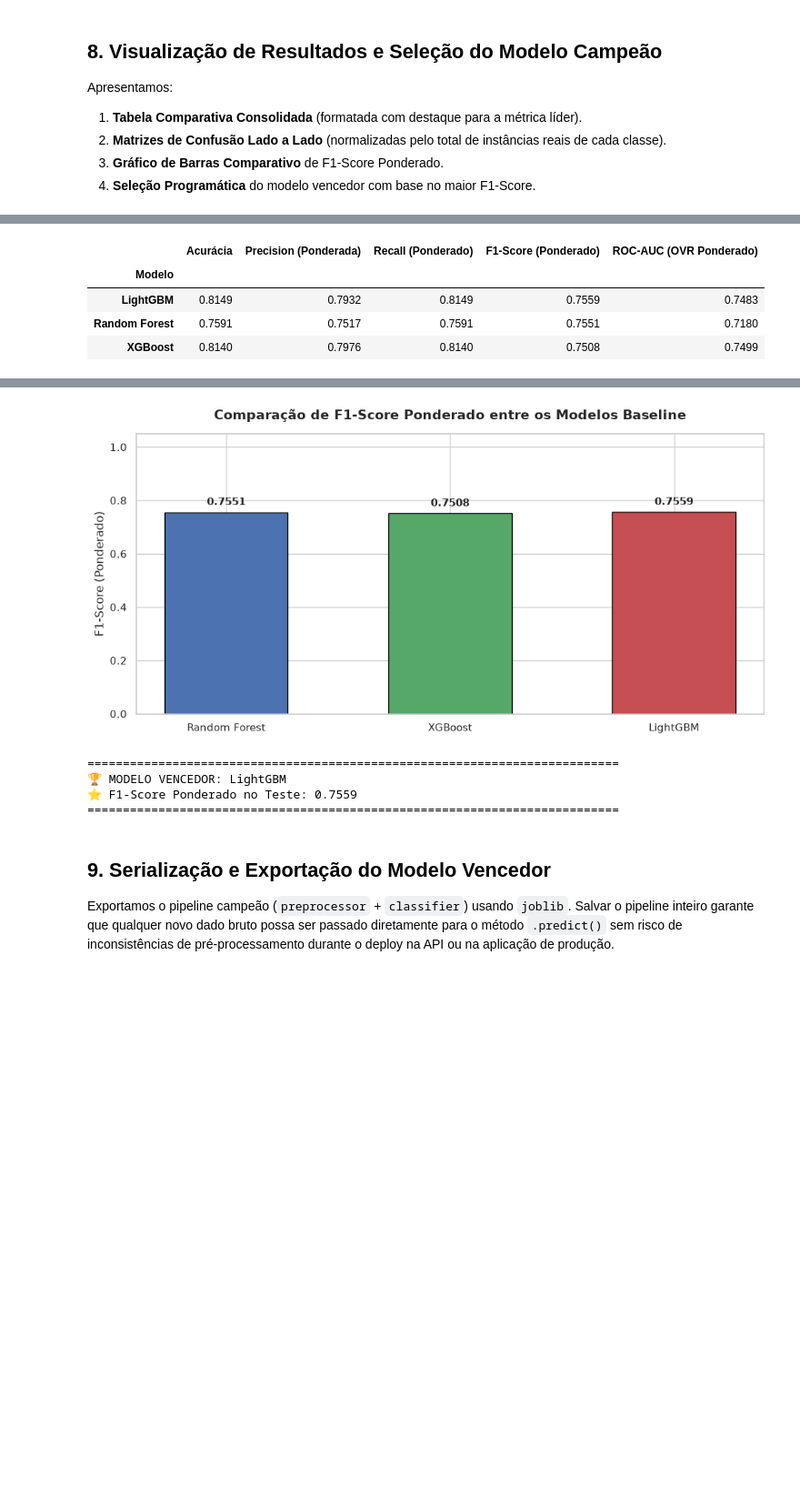
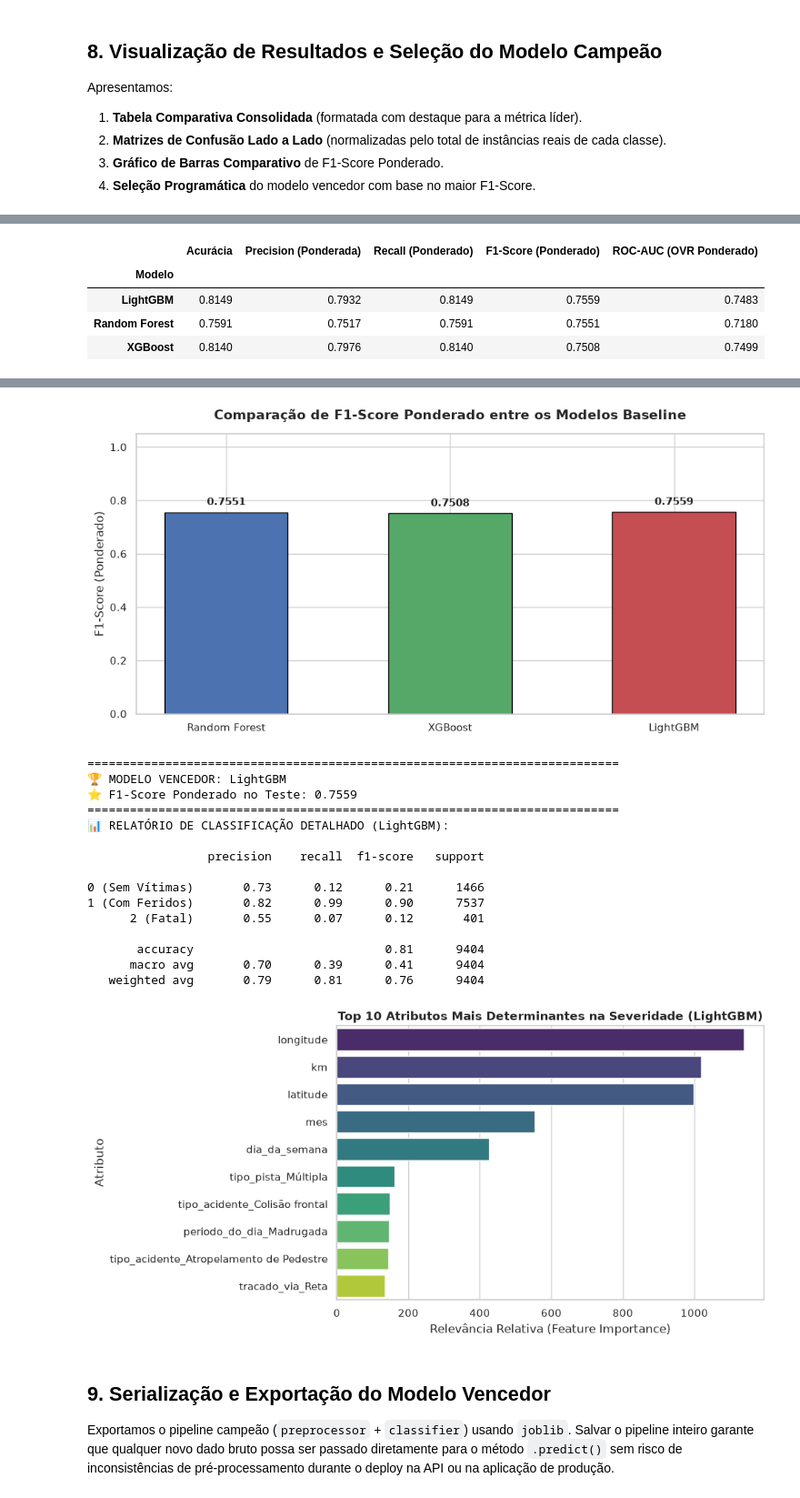
Before and after one commit to henriquerrodrigues/Projeto-ML-Seguranca, a Jupyter notebook: notebooks/02_preprocessing_modeling.ipynb, the cells around one changed output, grey strips where cells are left out. Shown at 91% size. Cells and saved outputs as stored; diff of their text form; code cells hidden in the pictures; blank space fills up the shorter version.

Commit message:
feat: adicionado gráficos e análises mais detalhadas

```diff
--- a/notebooks/02_preprocessing_modeling.ipynb
+++ b/notebooks/02_preprocessing_modeling.ipynb
@@ -581,33 +581,82 @@ for barra in barras:
         ha="center",
         va="bottom",
         fontweight="bold",
         fontsize=11
     )
 
 plt.tight_layout()
 plt.show()
 
 # 4. Seleção Programática do Algoritmo Vencedor
 melhor_modelo_nome = df_resultados["F1-Score (Ponderado)"].idxmax()
 melhor_f1 = df_resultados.loc[melhor_modelo_nome, "F1-Score (Ponderado)"]
 
 print("=" * 75)
 print(f"🏆 MODELO VENCEDOR: {melhor_modelo_nome}")
 print(f"⭐ F1-Score Ponderado no Teste: {melhor_f1:.4f}")
 print("=" * 75)
+
+# ==============================================================================
+# 📊 ANÁLISE DE IMPACTO NO NEGÓCIO: FEATURE IMPORTANCE E RELATÓRIO DE CLASSE
+# ==============================================================================
+
+# 1. Relatório Detalhado por Classe de Severidade do Modelo Campeão
+print(f"📊 RELATÓRIO DE CLASSIFICAÇÃO DETALHADO ({melhor_modelo_nome}):\n")
+print(classification_report(
+    y_test,
+    previsoes_teste[melhor_modelo_nome],
+    target_names=["0 (Sem Vítimas)", "1 (Com Feridos)", "2 (Fatal)"]
+))
+
+# 2. Extração da Importância das Features no Pipeline
+pipeline_campeao = pipelines_treinados[melhor_modelo_nome]
+modelo_fit = pipeline_campeao.named_steps["classifier"]
+preprocessor_fit = pipeline_campeao.named_steps["preprocessor"]
+
+# Recupera o nome das colunas geradas pelo OneHotEncoder
+nomes_cat = preprocessor_fit.named_transformers_["cat"].named_steps["encoder"].get_feature_names_out(features_cat)
+todas_colunas_transformadas = list(features_num) + list(nomes_cat)
+
+# Pega as importâncias (funciona para XGBoost, LightGBM e Random Forest)
+if hasattr(modelo_fit, "feature_importances_"):
+    importancias = modelo_fit.feature_importances_
+    df_importancia = pd.DataFrame({
+        "Atributo": todas_colunas_transformadas,
+        "Importancia": importancias
+    }).sort_values(by="Importancia", ascending=False).head(10) # Top 10 mais relevantes
+
+    # Plot
+    plt.figure(figsize=(10, 5))
+    sns.barplot(data=df_importancia, x="Importancia", y="Atributo", palette="viridis")
+    plt.title(f"Top 10 Atributos Mais Determinantes na Severidade ({melhor_modelo_nome})", fontweight="bold")
+    plt.xlabel("Relevância Relativa (Feature Importance)")
+    plt.tight_layout()
+    plt.show()
 # %% [output]
 📋 TABELA COMPARATIVA DE PERFORMANCE (CONJUNTO DE TESTE):
 |  | Acurácia | Precision (Ponderada) | Recall (Ponderado) | F1-Score (Ponderado) | ROC-AUC (OVR Ponderado) |
 | Modelo |  |  |  |  |  |
 | LightGBM | 0.8149 | 0.7932 | 0.8149 | 0.7559 | 0.7483 |
 | Random Forest | 0.7591 | 0.7517 | 0.7591 | 0.7551 | 0.7180 |
 | XGBoost | 0.8140 | 0.7976 | 0.8140 | 0.7508 | 0.7499 |
 [figure]
 [figure]
 ===========================================================================
 🏆 MODELO VENCEDOR: LightGBM
 ⭐ F1-Score Ponderado no Teste: 0.7559
 ===========================================================================
+📊 RELATÓRIO DE CLASSIFICAÇÃO DETALHADO (LightGBM):
+
+                 precision    recall  f1-score   support
+
+0 (Sem Vítimas)       0.73      0.12      0.21      1466
+1 (Com Feridos)       0.82      0.99      0.90      7537
+      2 (Fatal)       0.55      0.07      0.12       401
+
+       accuracy                           0.81      9404
+      macro avg       0.70      0.39      0.41      9404
+   weighted avg       0.79      0.81      0.76      9404
+[figure, added]
 # %% [markdown]
 ## 9. Serialização e Exportação do Modelo Vencedor
 
```
Also changed, not shown: parts of 7 cells of this notebook.
